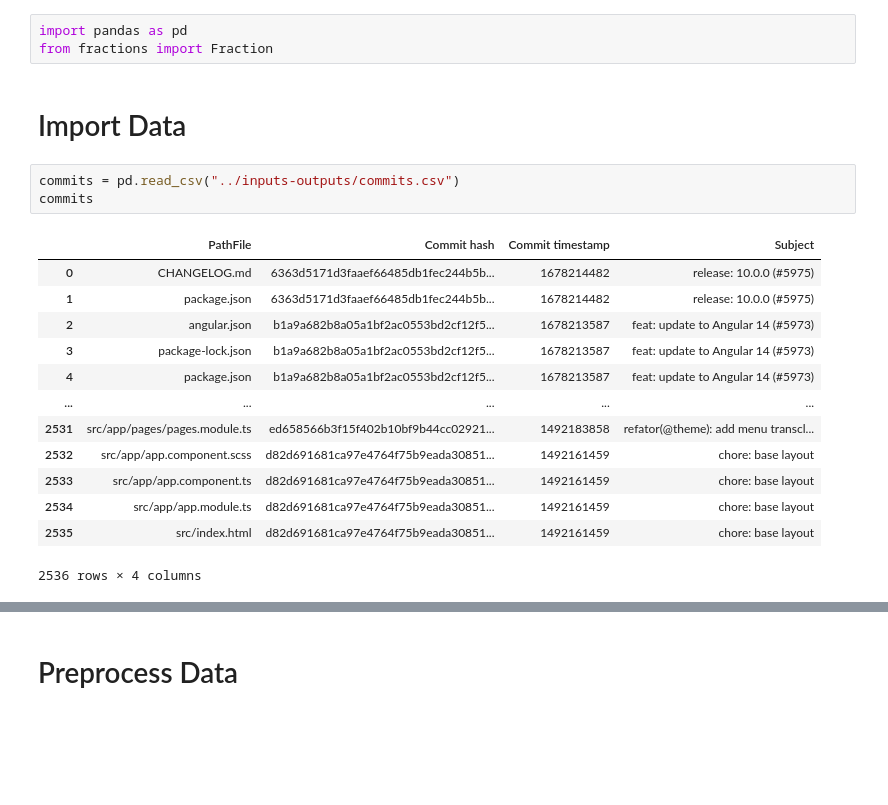
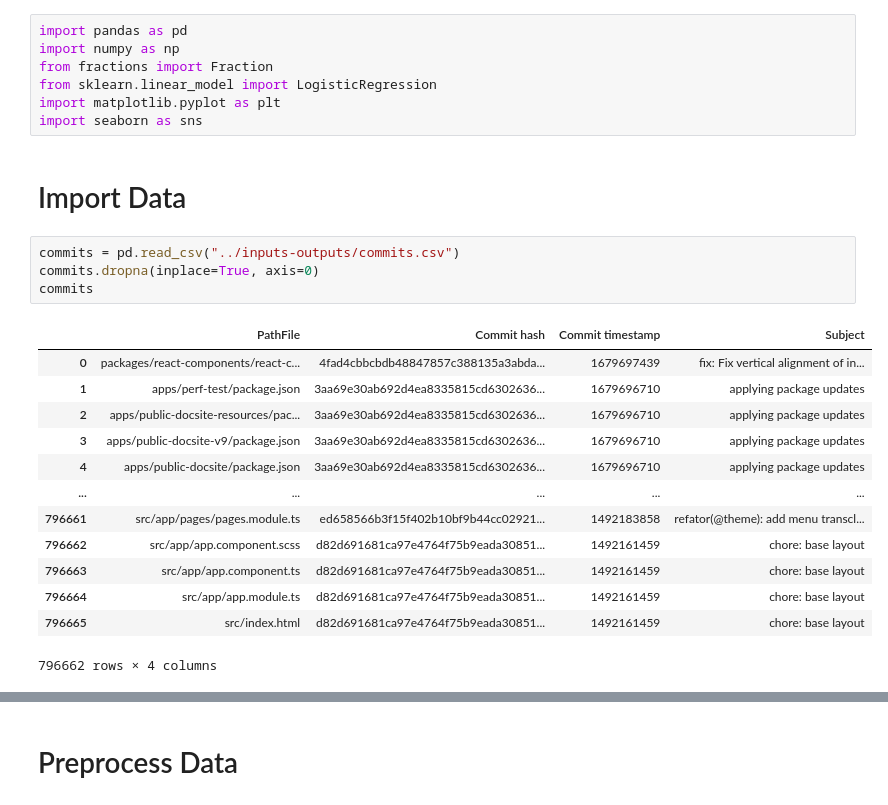
Before and after one commit to hcalex1/MGL843, a Jupyter notebook: notebooks/analysis.ipynb, the cells around one changed output, grey strips where cells are left out. Saved outputs shown, nothing was run; the diff lists cells and outputs as text; blank space fills up the shorter version.

```diff
--- a/notebooks/analysis.ipynb
+++ b/notebooks/analysis.ipynb
@@ -1,23 +1,28 @@
 # %%
 import pandas as pd
+import numpy as np
 from fractions import Fraction
+from sklearn.linear_model import LogisticRegression
+import matplotlib.pyplot as plt
+import seaborn as sns
 # %% [markdown]
 # Import Data
 # %%
 commits = pd.read_csv("../inputs-outputs/commits.csv")
+commits.dropna(inplace=True, axis=0)
 commits
 # %% [output]
 |  | PathFile | Commit hash | Commit timestamp | Subject |
-| 0 | CHANGELOG.md | 6363d5171d3faaef66485db1fec244b5b... | 1678214482 | release: 10.0.0 (#5975) |
-| 1 | package.json | 6363d5171d3faaef66485db1fec244b5b... | 1678214482 | release: 10.0.0 (#5975) |
-| 2 | angular.json | b1a9a682b8a05a1bf2ac0553bd2cf12f5... | 1678213587 | feat: update to Angular 14 (#5973) |
-| 3 | package-lock.json | b1a9a682b8a05a1bf2ac0553bd2cf12f5... | 1678213587 | feat: update to Angular 14 (#5973) |
-| 4 | package.json | b1a9a682b8a05a1bf2ac0553bd2cf12f5... | 1678213587 | feat: update to Angular 14 (#5973) |
+| 0 | packages/react-components/react-c... | 4fad4cbbcbdb48847857c388135a3abda... | 1679697439 | fix: Fix vertical alignment of in... |
+| 1 | apps/perf-test/package.json | 3aa69e30ab692d4ea8335815cd6302636... | 1679696710 | applying package updates |
+| 2 | apps/public-docsite-resources/pac... | 3aa69e30ab692d4ea8335815cd6302636... | 1679696710 | applying package updates |
+| 3 | apps/public-docsite-v9/package.json | 3aa69e30ab692d4ea8335815cd6302636... | 1679696710 | applying package updates |
+| 4 | apps/public-docsite/package.json | 3aa69e30ab692d4ea8335815cd6302636... | 1679696710 | applying package updates |
 | ... | ... | ... | ... | ... |
-| 2531 | src/app/pages/pages.module.ts | ed658566b3f15f402b10bf9b44cc02921... | 1492183858 | refator(@theme): add menu transcl... |
-| 2532 | src/app/app.component.scss | d82d691681ca97e4764f75b9eada30851... | 1492161459 | chore: base layout |
-| 2533 | src/app/app.component.ts | d82d691681ca97e4764f75b9eada30851... | 1492161459 | chore: base layout |
-| 2534 | src/app/app.module.ts | d82d691681ca97e4764f75b9eada30851... | 1492161459 | chore: base layout |
-| 2535 | src/index.html | d82d691681ca97e4764f75b9eada30851... | 1492161459 | chore: base layout |
+| 796661 | src/app/pages/pages.module.ts | ed658566b3f15f402b10bf9b44cc02921... | 1492183858 | refator(@theme): add menu transcl... |
+| 796662 | src/app/app.component.scss | d82d691681ca97e4764f75b9eada30851... | 1492161459 | chore: base layout |
+| 796663 | src/app/app.component.ts | d82d691681ca97e4764f75b9eada30851... | 1492161459 | chore: base layout |
+| 796664 | src/app/app.module.ts | d82d691681ca97e4764f75b9eada30851... | 1492161459 | chore: base layout |
+| 796665 | src/index.html | d82d691681ca97e4764f75b9eada30851... | 1492161459 | chore: base layout |
-2536 rows × 4 columns
+796662 rows × 4 columns
 # %%
```
Also changed, not shown: parts of 18 cells of this notebook, 4 other files.
